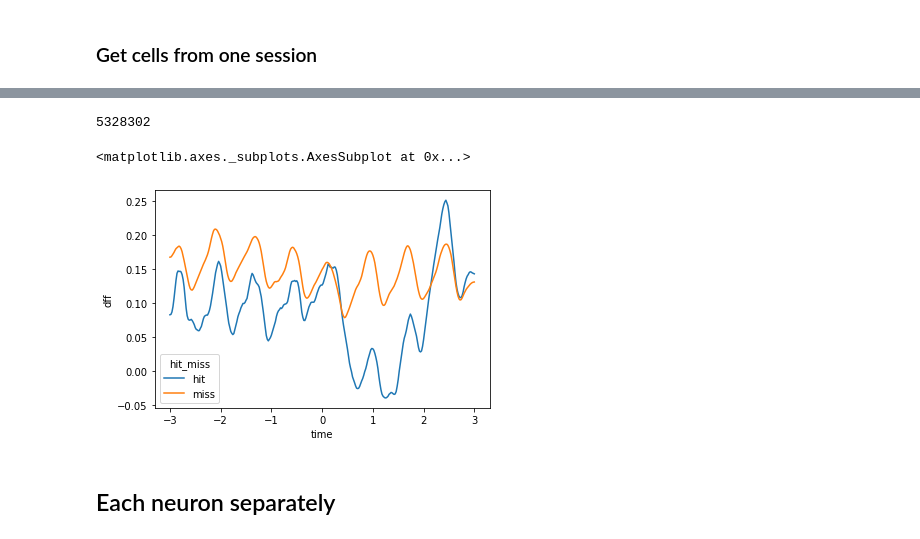
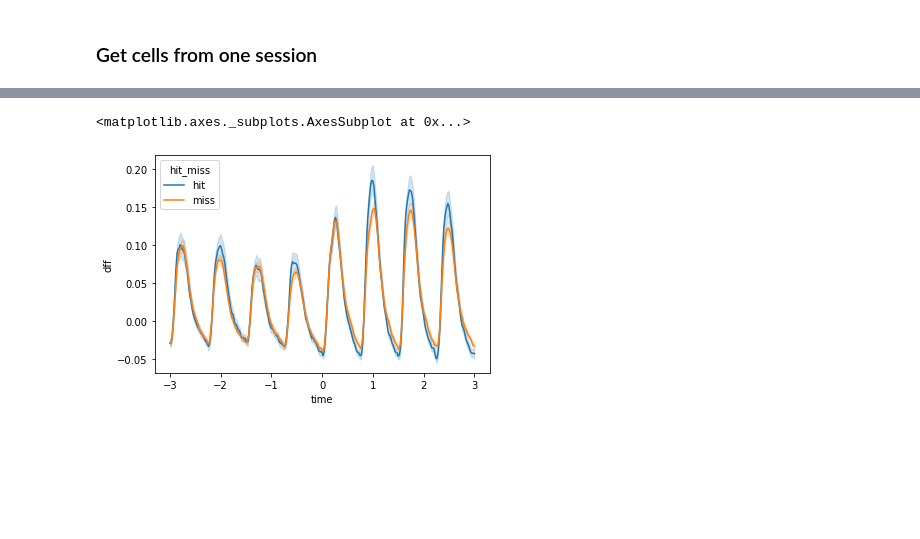
Before and after one commit to odmina/misbehaving_armadillos, a Jupyter notebook: Align_neural_activity_with_stimulus_changes.ipynb, the cells around one changed output, grey strips where cells are left out. Saved outputs shown, nothing was run; the diff lists cells and outputs as text; code cells hidden in the pictures; blank space fills up the shorter version.

Commit message:
Just one session  :(

```diff
--- a/Align_neural_activity_with_stimulus_changes.ipynb
+++ b/Align_neural_activity_with_stimulus_changes.ipynb
@@ -119,8 +119,3 @@ def make_session_dictionary_entry(ophys_session_id):
   this_session_experiments = session_experiments(ophys_session_id) #creates a dictionary of experiments in the session (experiment_id as a key)
   this_session_neural_data = session_neural_data(this_session_experiments)
   return [this_session_experiments, this_session_neural_data]
-# %%
-session_dictionary = {}
-
-ophys_session_id = 854060305
-session_dictionary[ophys_session_id] = make_session_dictionary_entry(ophys_session_id)
@@ -172,7 +161,7 @@ def align_cell_with_event(ophys_session_id, ophys_experiment_id, cell_specimen_i
   etr = pd.concat([etr_hit, etr_miss])
 
   #add session and cell specimen id, metadata
-  etr['ophys_session_id'] = this_experiment.metadata['ophys_session_id']
+  etr['ophys_session_id'] = this_experiment.metadata['ophys_experiment_id']
   etr['ophys_experiment_id'] = ophys_experiment_id
   etr['cell_specimen_id'] = cell_specimen_id
   #etr['cell_roi_id'] = this_experiment.dff_traces.loc[cell_specimen_id]['cell_roi_id']
@@ -230,0 +191,5 @@ my_cells = get_cells_from_session(ophys_session_id)
+# %%
+ophys_session_ids = [993727065, 954981981, 992232718, 977726123, 1010159622, 1000580083, 982431228]
+session_dictionary = {}
+for ophys_session_id in ophys_session_ids:
+  session_dictionary[ophys_session_id] = make_session_dictionary_entry(ophys_session_id)
@@ -230,0 +200,8 @@ my_cells = get_cells_from_session(ophys_session_id)
+# %%
+ophys_session_id = ophys_session_ids[0]
+my_cells = get_cells_from_session(ophys_session_id)
+#for ophys_session_id in ophys_session_ids:
+#  this_cells = get_cells_from_session(ophys_session_id)
+#  my_cells = my_cells.append(this_cells)
+
+#my_cells = pd.concatenate(my_cells)
@@ -251,17 +236,11 @@ my_cells.head(20)
-# %%
-len(my_cells)
-# %% [output]
-5328302
 # %%
 sns.lineplot(
     data=my_cells,
     x='time',
     y='dff',
     hue='hit_miss',
-    n_boot=0
+    n_boot=500
 )
 # %% [output]
 <matplotlib.axes._subplots.AxesSubplot at 0x...>
-[figure, old version]
+[figure, new version]
-# %% [markdown]
-## Each neuron separately
```
Also changed, not shown: parts of 10 cells of this notebook.
